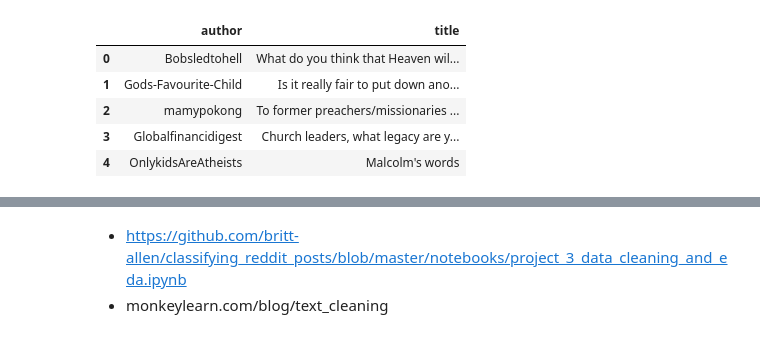
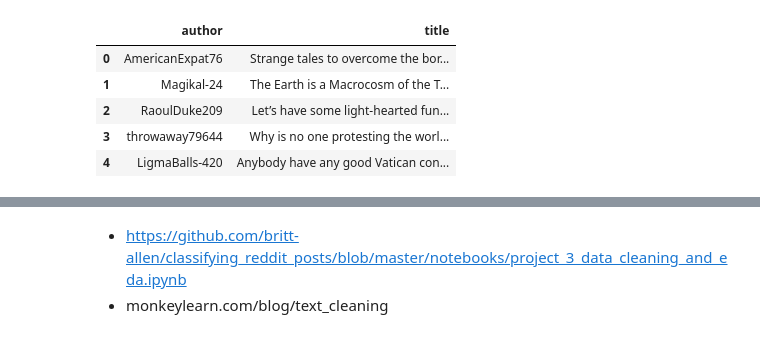
Before and after one commit to irenestrauss/nlp_on_conspiracy_theories, a Jupyter notebook: code/preprocessing.ipynb, the cells around one changed output, grey strips where cells are left out. Cells and saved outputs as stored; diff of their text form; code cells hidden in the pictures.

```diff
--- a/code/preprocessing.ipynb
+++ b/code/preprocessing.ipynb
@@ -1,32 +1,34 @@
 # %%
 import nltk
 #nltk.download('stopwords')
 #nltk.download('wordnet')
 #nltk.download('omw-1.4')
 #nltk.download('averaged_perceptron_tagger')
 import matplotlib.pyplot as plt
 import pandas as pd
 import re
 from wordcloud import WordCloud
 import contractions
 import collections
+import wordcount
+import seaborn as sns
 
-subreddit = 'religion'
+subreddit = 'conspiracy'
 type_of_content = 'submissions'
 column = 'title'
 filename = f'{subreddit}_{type_of_content}_filtered.csv'
 stop = nltk.corpus.stopwords.words('english')
 tokenizer = nltk.RegexpTokenizer(r"\w+")
 lemmatizer = nltk.WordNetLemmatizer()
 
 dataframe = pd.read_csv(filename, compression='gzip')
 dataframe.head()
 # %% [output]
 |  | author | title |
-| 0 | Bobsledtohell | What do you think that Heaven wil... |
-| 1 | Gods-Favourite-Child | Is it really fair to put down ano... |
-| 2 | mamypokong | To former preachers/missionaries ... |
-| 3 | Globalfinancidigest | Church leaders, what legacy are y... |
-| 4 | OnlykidsAreAtheists | Malcolm's words |
+| 0 | AmericanExpat76 | Strange tales to overcome the bor... |
+| 1 | Magikal-24 | The Earth is a Macrocosm of the T... |
+| 2 | RaoulDuke209 | Let’s have some light-hearted fun... |
+| 3 | throwaway79644 | Why is no one protesting the worl... |
+| 4 | LigmaBalls-420 | Anybody have any good Vatican con... |
 # %%
 comments = dataframe[column]
```
Also changed, not shown: parts of 4 cells of this notebook.
